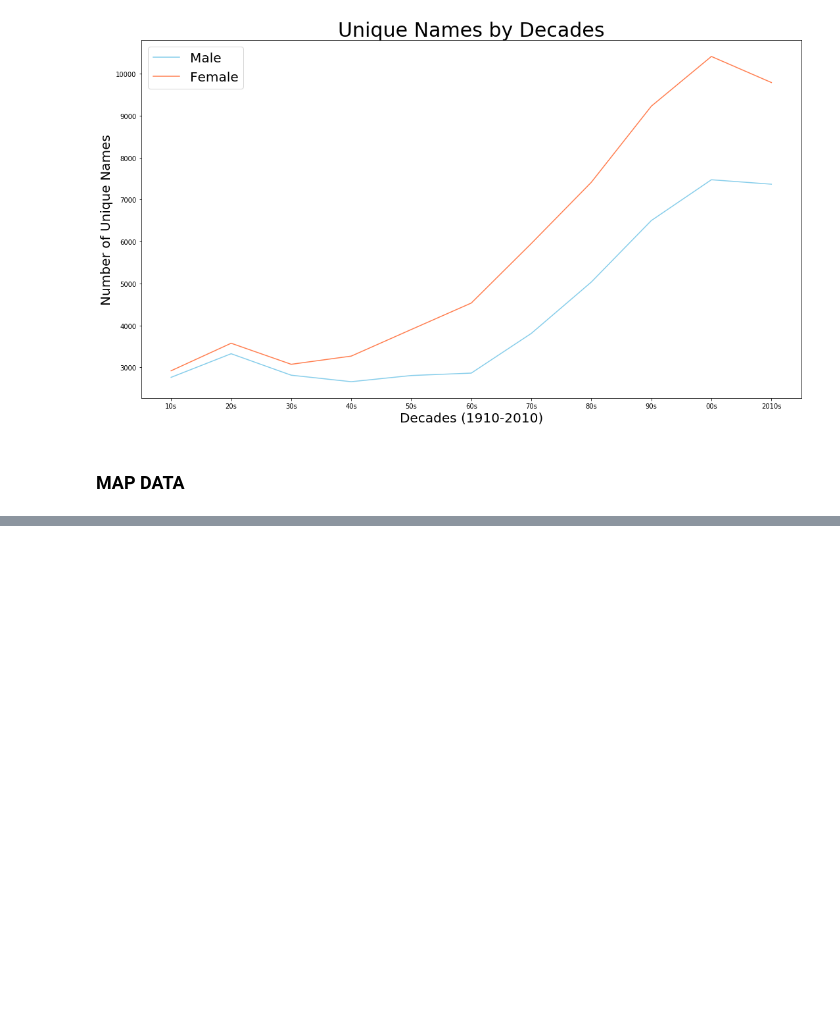
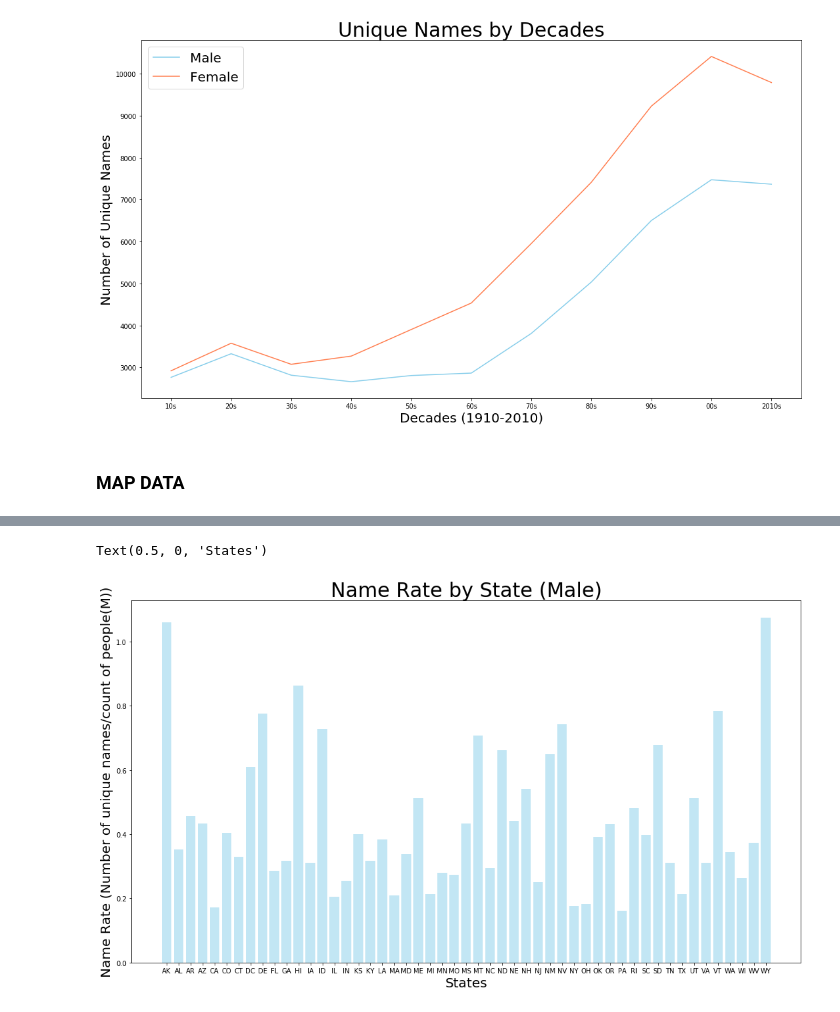
Before and after one commit to GizemYP/columbia_group_project, a Jupyter notebook: SSN_data/Part1-insights.ipynb, the cells around one changed output, grey strips where cells are left out. Saved outputs shown, nothing was run; the diff lists cells and outputs as text; code cells hidden in the pictures; blank space fills up the shorter version.

Commit message:
more charts

```diff
--- a/SSN_data/Part1-insights.ipynb
+++ b/SSN_data/Part1-insights.ipynb
@@ -219,3 +293,3 @@ female_df.head()
 # %%
-male_df = name_df.loc[name_df['gender']=='M',:].groupby(['gender','state']).count().reset_index()
-male_df.head()
+male_df_unique = name_df.loc[name_df['gender']=='M',:].groupby(['gender','state']).count().reset_index()
+male_df_all_state = name_df.loc[name_df['gender']=='M',:].groupby(['gender','state']).sum().reset_index()
@@ -228,0 +296,11 @@ male_df.head()
+# %%
+# Combine the data into a single dataset
+merge_table_m = pd.merge(male_df_unique, male_df_all_state, on="state")
+
+# Display the data table for preview
+#city_df
+#merge_table.head()
+name_rate_df_m = merge_table_m[['gender_x','state','number_x','number_y']]
+
+#bubble_df.loc[:,'driver_count'] *= 10
+name_rate_df_m.head()
@@ -228,0 +314,3 @@ male_df.head()
+# %%
+name_rate_df_m['Name Rate'] = name_rate_df_m['number_x']/name_rate_df_m['number_y']*100
+name_rate_df_m.head()
@@ -228,0 +329,14 @@ male_df.head()
+# %%
+m_state_rate = name_rate_df_m["state"].tolist()
+m_name_rate = name_rate_df_m["Name Rate"].tolist()
+# %%
+plt.bar(m_state_rate, m_name_rate, color='skyblue', alpha=0.5, align="center")
+fig = matplotlib.pyplot.gcf()
+fig.set_size_inches(18, 10)
+#Incorporate the other graph properties
+plt.title(f"Name Rate by State (Male)",size = 30)
+plt.ylabel("Name Rate (Number of unique names/count of people(M))",size=20)
+plt.xlabel("States",size=20)
+# %% [output]
+Text(0.5, 0, 'States')
+[figure, added]
```
Also changed, not shown: parts of 19 cells of this notebook, 4 other files.
